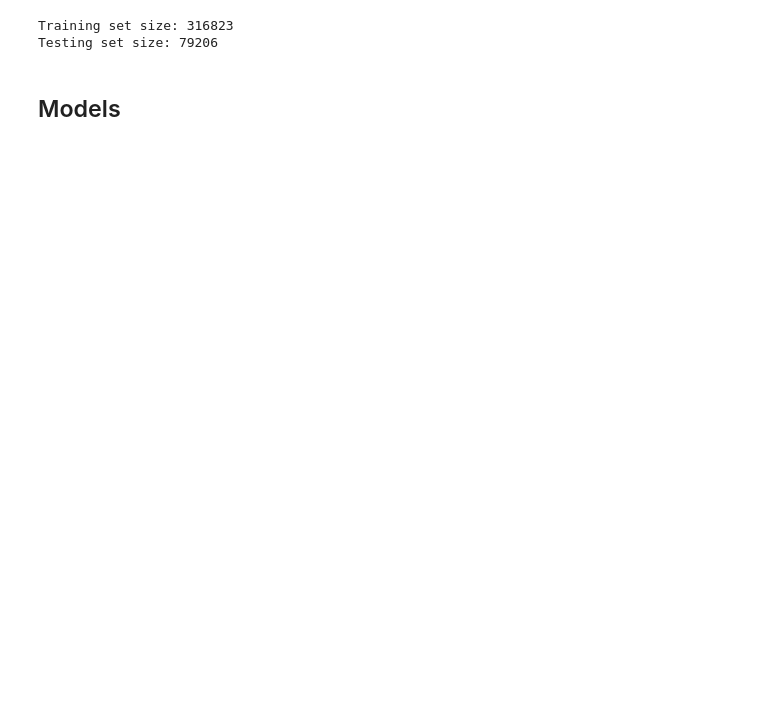
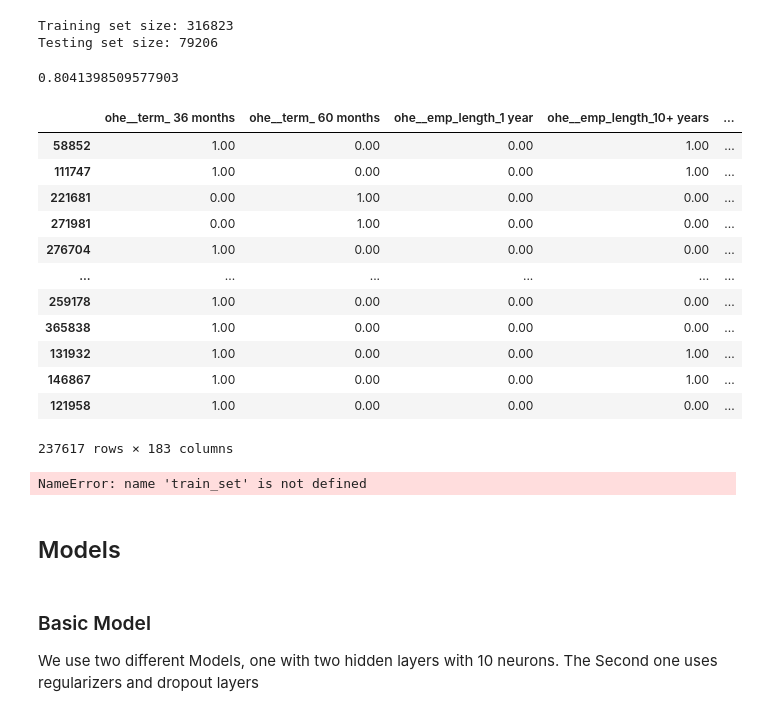
Before and after one commit to Teccaa/Applied_Credit_Risk, a Jupyter notebook: Network.ipynb, the cells around one changed output. Cells and saved outputs as stored; diff of their text form; code cells hidden in the pictures; blank space fills up the shorter version.

```diff
--- a/Network.ipynb
+++ b/Network.ipynb
@@ -28,3 +131,7 @@ data = data_final_scaled
+# %%
+data = data_cleaned.data_final_scaled
+
+test = data[data["remainder__loan_status"]==1]
 # %%
 train_set, test_set = train_test_split(data, test_size=0.2, random_state=42)
 
@@ -33,13 +140,50 @@ print('Testing set size:', len(test_set))
 # %% [output]
 Training set size: 316823
 Testing set size: 79206
+# %%
+len(train_set[train_set["remainder__loan_status"]==0])/len(train_set)
+# %% [output]
+0.8041398509577903
+# %%
+train_set
+# %% [output]
+|  | ohe__term_ 36 months | ohe__term_ 60 months | ohe__emp_length_1 year | ohe__emp_length_10+ years | ... |
+| 58852 | 1.00 | 0.00 | 0.00 | 1.00 | ... |
+| 111747 | 1.00 | 0.00 | 0.00 | 1.00 | ... |
+| 221681 | 0.00 | 1.00 | 0.00 | 0.00 | ... |
+| 271981 | 0.00 | 1.00 | 0.00 | 0.00 | ... |
+| 276704 | 1.00 | 0.00 | 0.00 | 0.00 | ... |
+| ... | ... | ... | ... | ... | ... |
+| 259178 | 1.00 | 0.00 | 0.00 | 0.00 | ... |
+| 365838 | 1.00 | 0.00 | 0.00 | 0.00 | ... |
+| 131932 | 1.00 | 0.00 | 0.00 | 1.00 | ... |
+| 146867 | 1.00 | 0.00 | 0.00 | 1.00 | ... |
+| 121958 | 1.00 | 0.00 | 0.00 | 0.00 | ... |
+237617 rows × 183 columns
 # %%
 #Defining the datasets
 Y_train = train_set["remainder__loan_status"]
 X_train = train_set.drop("remainder__loan_status", axis=1)
 Y_test = test_set["remainder__loan_status"]
 X_test = test_set.drop("remainder__loan_status", axis=1)
+# %%
+#Balanced Datasets fot training
+
+train_set_d = train_set[train_set["remainder__loan_status"] == 1].sample(train_set[train_set["remainder__loan_status"]==1])
+train_set_bal_nd = train_set[train_set["remainder__loan_status"] == 0].sample(train_set[train_set["remainder__loan_status"]==1])
+train_set_balanced = train_set_d.append(train_set_bal_nd)
+
+Y_train_bal = train_set_balanced["remainder__loan_status"]
+X_train_bal = train_set_balanced.drop("remainder__loan_status", axis=1)
+
+len(train_set_balanced)
+# %% [output]
+NameError: name 'train_set' is not defined
 # %% [markdown]
 ## Models
+# %% [markdown]
+### Basic Model
+We use two different Models, one with two hidden layers with 10 neurons.
+The Second one uses regularizers and dropout layers
 # %%
 #Basic Model
```
Also changed, not shown: parts of 21 cells of this notebook, 6 other files.
